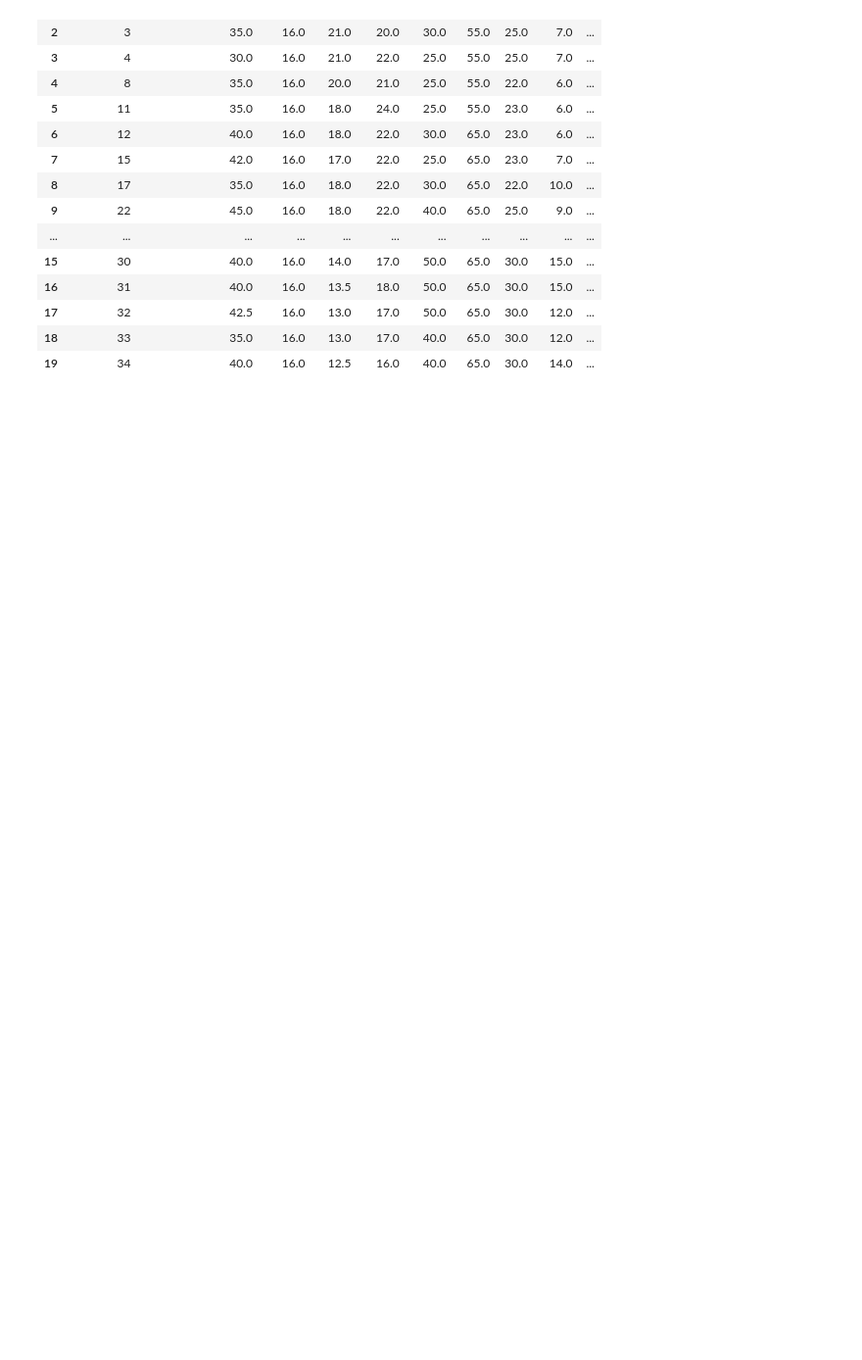
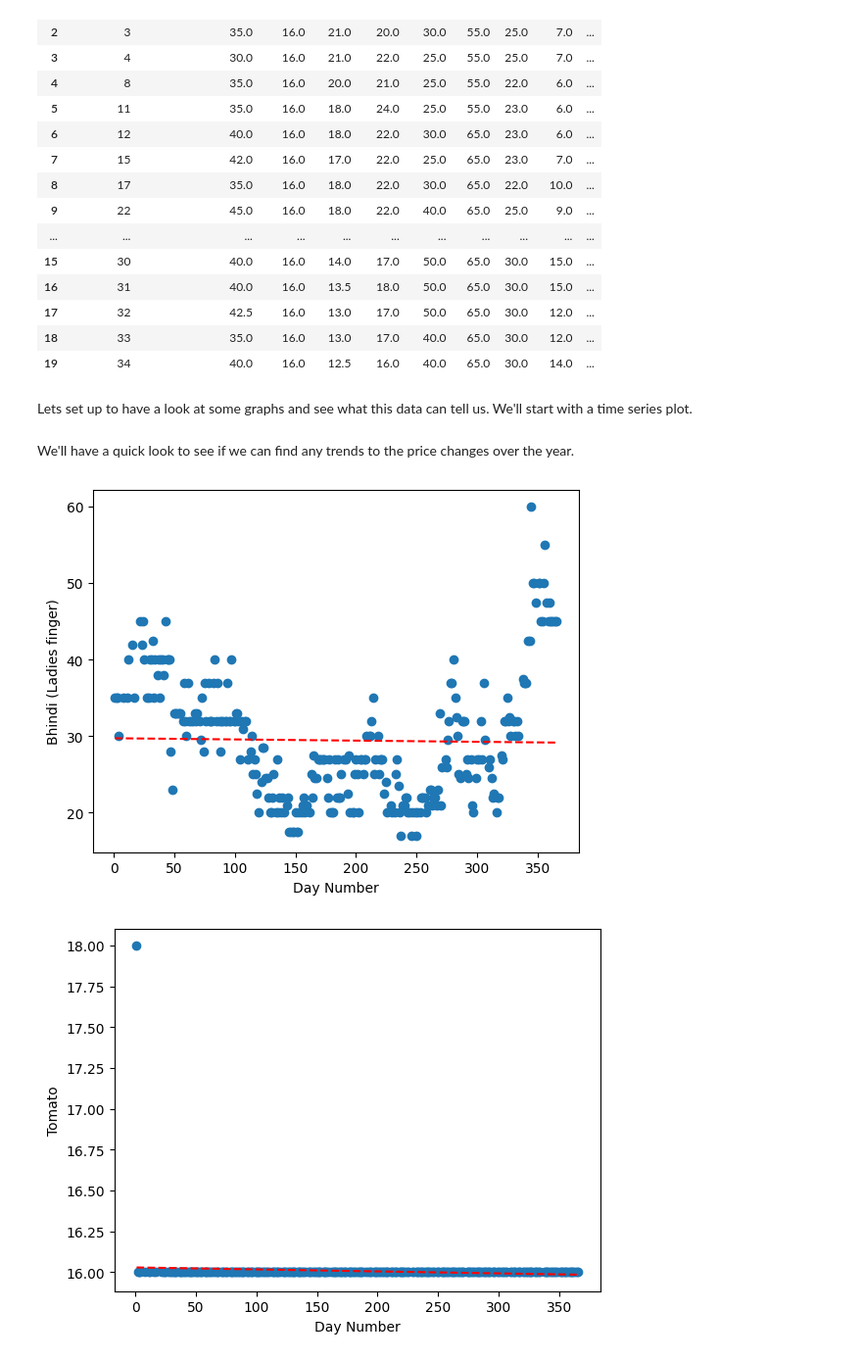
Before and after one commit to Welshy92/PredTesting, a Jupyter notebook: PlottingData.ipynb, the cells around one changed output. Shown at 98% size. Saved outputs shown, nothing was run; the diff lists cells and outputs as text; code cells hidden in the pictures; blank space fills up the shorter version.

Commit message:
ADD compelted data study. PROJECT COMPLETE

```diff
--- a/PlottingData.ipynb
+++ b/PlottingData.ipynb
@@ -154,3 +143,25 @@ df.head(20)
 | 17 | 32 | 42.5 | 16.0 | 13.0 | 17.0 | 50.0 | 65.0 | 30.0 | 12.0 | ... |
 | 18 | 33 | 35.0 | 16.0 | 13.0 | 17.0 | 40.0 | 65.0 | 30.0 | 12.0 | ... |
 | 19 | 34 | 40.0 | 16.0 | 12.5 | 16.0 | 40.0 | 65.0 | 30.0 | 14.0 | ... |
+# %% [markdown]
+Lets set up to have a look at some graphs and see what this data can tell us. We'll start with a time series plot.
+# %%
+for i in df[vars_to_study]:
+    fig = px.line(df, x=df["Price Dates"], y=i, title='Price of product over time')
+    fig.show()
+# %% [markdown]
+We'll have a quick look to see if we can find any trends to the price changes over the year.
+# %%
+for i in df[vars_to_study]:
+    plt.scatter(df["Price Dates"], df[i])
+    plt.xlabel("Day Number")
+    plt.ylabel(i)
+
+    z = np.polyfit(df["Price Dates"], df[i], 1)
+    p = np.poly1d(z)
+    plt.plot(df["Price Dates"],p(df["Price Dates"]),"r--")
+
+    plt.show()
+# %% [output]
+[figure, added]
+[figure, added]
```
Also changed, not shown: parts of 11 cells of this notebook, 1 other file.
